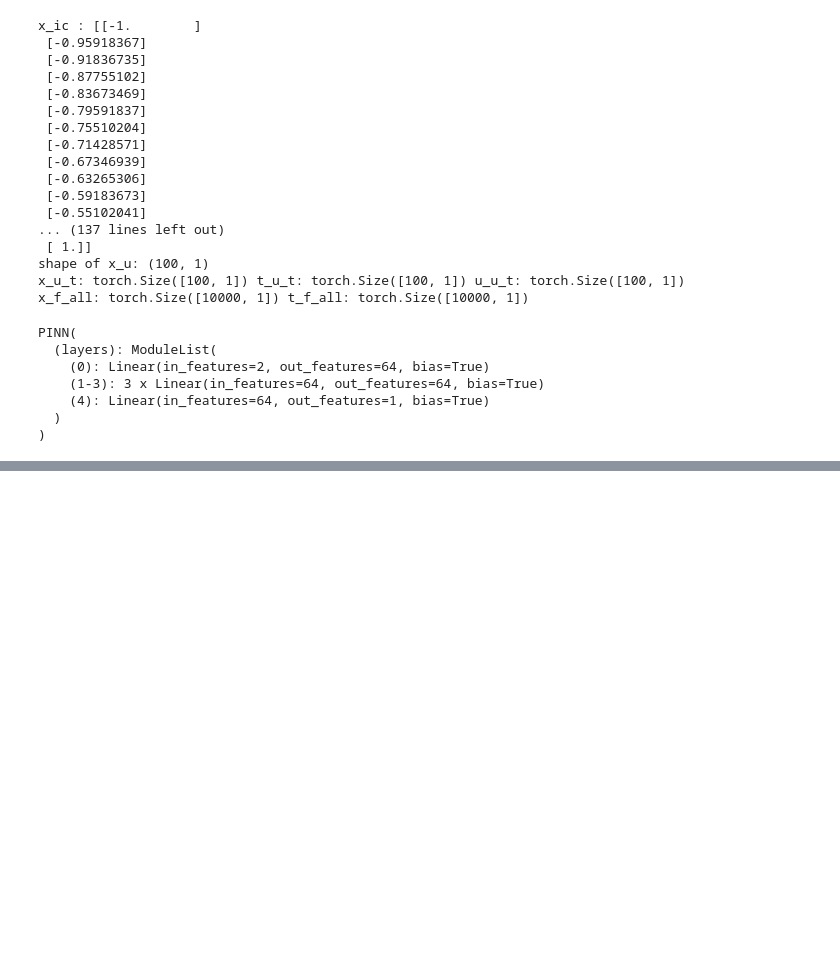
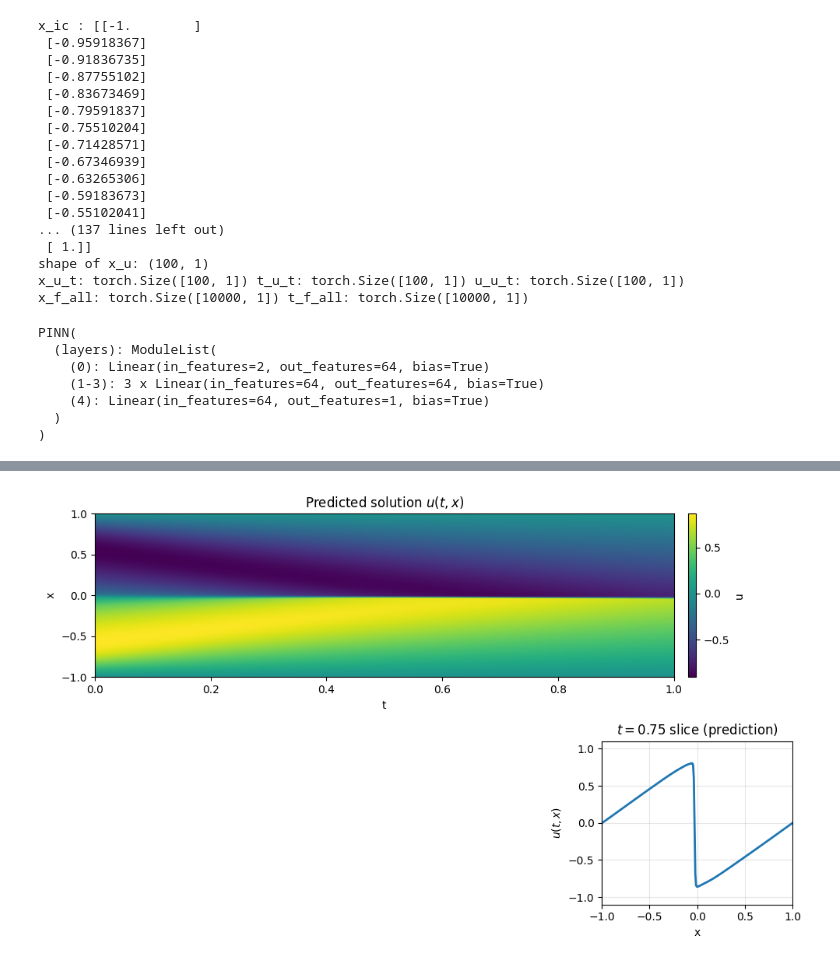
Before and after one commit to jaredlan1/getting_started_with_ML, a Jupyter notebook: HW_3.ipynb, the cells around one changed output, grey strips where cells are left out. Saved outputs shown, nothing was run; the diff lists cells and outputs as text; code cells hidden in the pictures; blank space fills up the shorter version.

```diff
--- a/HW_3.ipynb
+++ b/HW_3.ipynb
@@ -114,0 +216,34 @@ PINN(
+# %%
+fig=plt.figure(figsize=(10, 6))
+
+ax1=plt.subplot2grid((2, 3), (0, 0), colspan=3)
+im = ax1.imshow(
+    U_pred,
+    aspect="auto",
+    origin="lower",
+    extent=[tg.min(), tg.max(), xg.min(), xg.max()],
+)
+ax1.set_xlabel("t")
+ax1.set_ylabel("x")
+ax1.set_title("Predicted solution $u(t,x)$")
+cbar = plt.colorbar(im, ax=ax1, pad=0.02)
+cbar.set_label("u")
+
+# Bottom-right: slice at t=0.75 (prediction only)
+ax2 = plt.subplot2grid((2, 3), (1, 2))
+ax2.plot(xg, u_slice_pred, linewidth=2)
+ax2.set_title(r"$t=0.75$ slice (prediction)")
+ax2.set_xlabel("x")
+ax2.set_ylabel(r"$u(t,x)$")
+ax2.set_xlim([-1, 1])
+ax2.set_ylim([-1.1, 1.1])
+ax2.grid(True, alpha=0.3)
+
+# blank panels to mimic "rightmost only"
+plt.subplot2grid((2, 3), (1, 0)).axis("off")
+plt.subplot2grid((2, 3), (1, 1)).axis("off")
+
+plt.tight_layout()
+plt.show()
+# %% [output]
+[figure, added]
```
Also changed, not shown: parts of 10 cells of this notebook.
